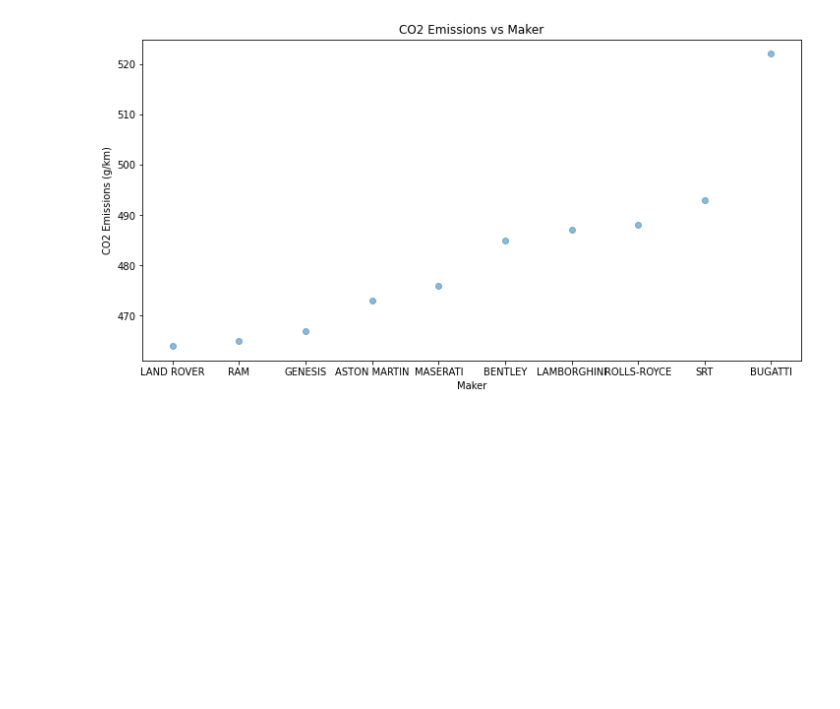
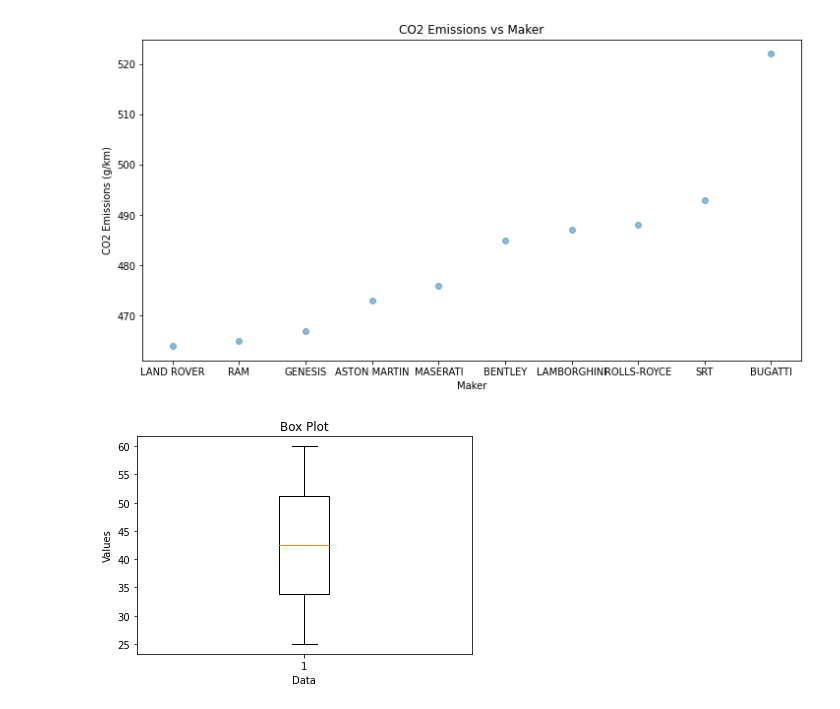
Before and after one commit to rajat-singh1999/MCA, a Jupyter notebook: SEM_2/python/DA/ques.ipynb, the cells around one changed output. Saved outputs shown, nothing was run; the diff lists cells and outputs as text; code cells hidden in the pictures; blank space fills up the shorter version.

```diff
--- a/SEM_2/python/DA/ques.ipynb
+++ b/SEM_2/python/DA/ques.ipynb
@@ -58,3 +58,21 @@ plt.title('CO2 Emissions vs Maker')
 plt.show()
 # %% [output]
 [figure]
+# %%
+import matplotlib.pyplot as plt
+
+# Sample data
+data = [25, 30, 35, 40, 45, 50, 55, 60]
+
+# Create a box plot
+plt.boxplot(data)
+
+# Set labels and title
+plt.xlabel('Data')
+plt.ylabel('Values')
+plt.title('Box Plot')
+
+# Display the plot
+plt.show()
+# %% [output]
+[figure, added]
```
Also changed, not shown: parts of 3 cells of this notebook, 22 other files.
